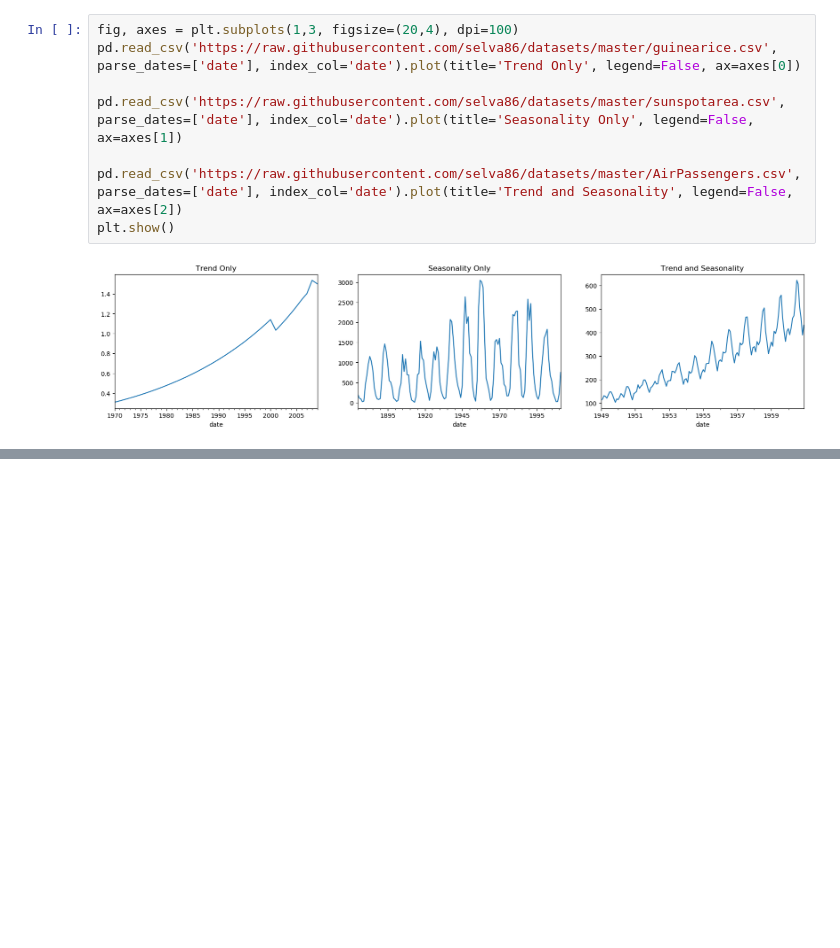
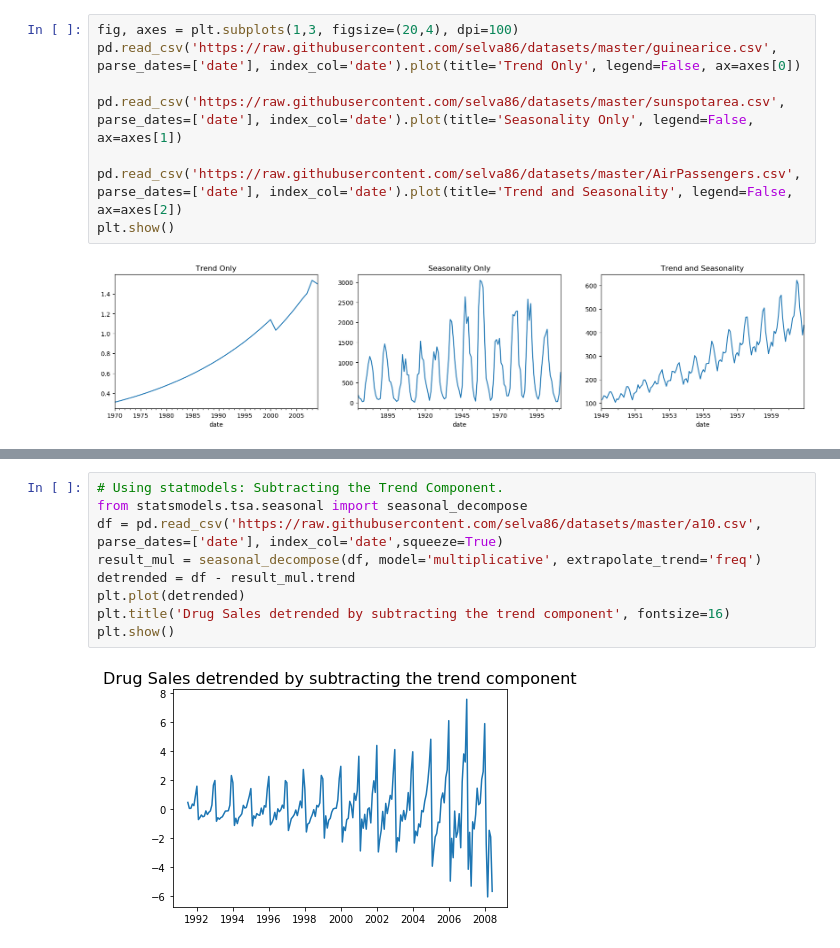
Before and after one commit to ShamimaMoni/Codes-time-series-, a Jupyter notebook: Blog.ipynb, the cells around one changed output, grey strips where cells are left out. Saved outputs shown, nothing was run; the diff lists cells and outputs as text; blank space fills up the shorter version.

```diff
--- a/Blog.ipynb
+++ b/Blog.ipynb
@@ -274,0 +341,11 @@ pyplot.show()
+# %%
+# Using statmodels: Subtracting the Trend Component.
+from statsmodels.tsa.seasonal import seasonal_decompose
+df = pd.read_csv('https://raw.githubusercontent.com/selva86/datasets/master/a10.csv', parse_dates=['date'], index_col='date',squeeze=True)
+result_mul = seasonal_decompose(df, model='multiplicative', extrapolate_trend='freq')
+detrended = df - result_mul.trend
+plt.plot(detrended)
+plt.title('Drug Sales detrended by subtracting the trend component', fontsize=16)
+plt.show()
+# %% [output]
+[figure, added]
```
Also changed, not shown: parts of 17 cells of this notebook.
